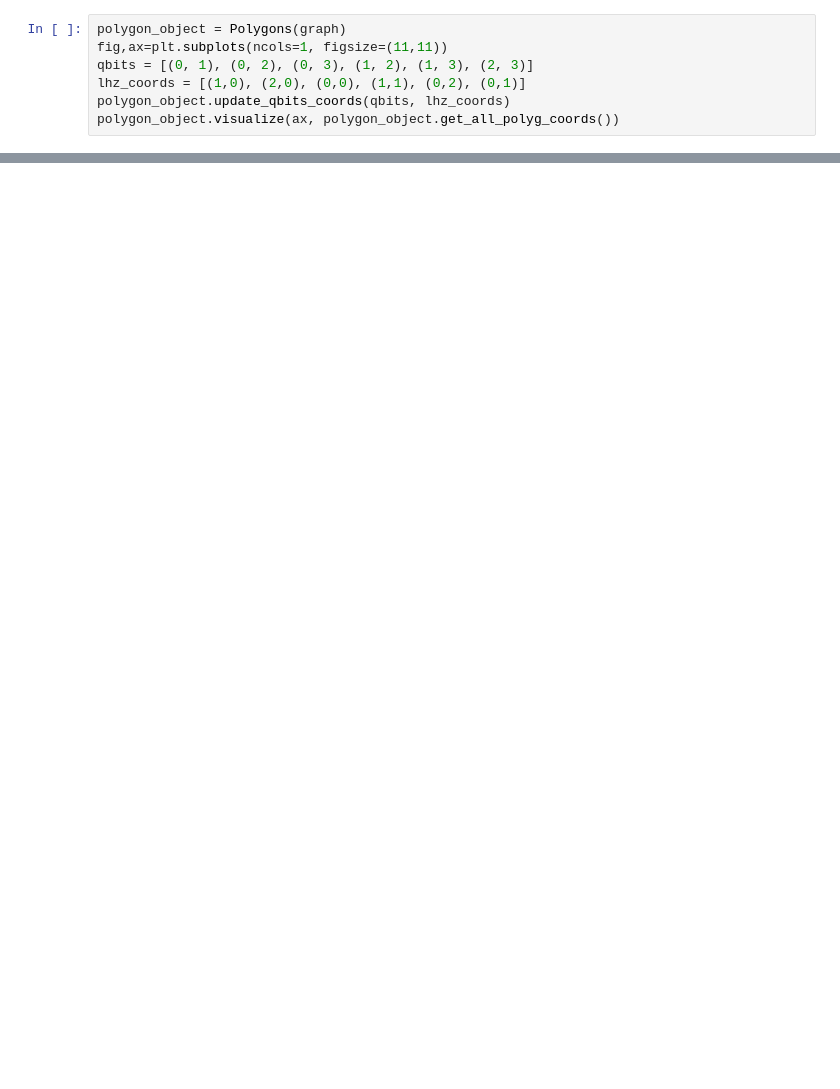
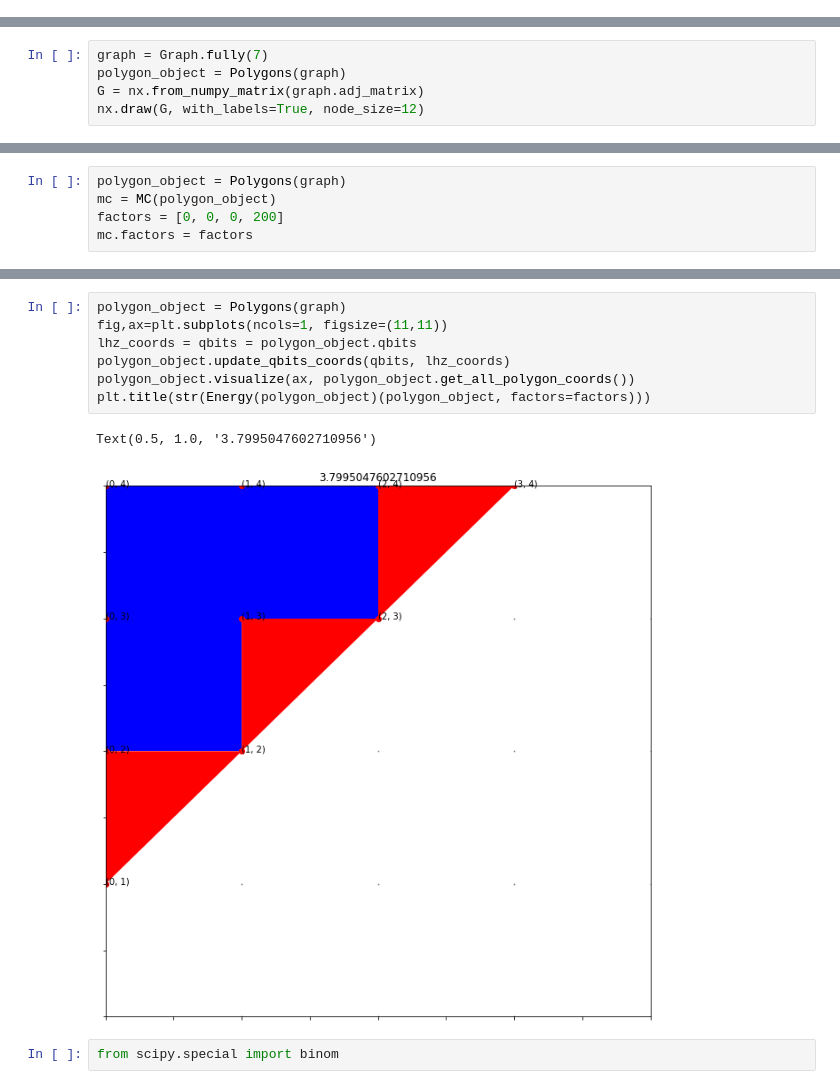
Before and after one commit to NumeloUno/CompilerQC, a Jupyter notebook: QuickStart.ipynb, the cells around one changed output, grey strips where cells are left out. Drawn from its saved outputs; the diff is of its cells as text; blank space fills up the shorter version.

```diff
--- a/QuickStart.ipynb
+++ b/QuickStart.ipynb
@@ -88,7 +0,0 @@ graph.num_constrains()
-# %%
-polygon_object = Polygons(graph)
-fig,ax=plt.subplots(ncols=1, figsize=(11,11))
-qbits = [(0, 1), (0, 2), (0, 3), (1, 2), (1, 3), (2, 3)]
-lhz_coords = [(1,0), (2,0), (0,0), (1,1), (0,2), (0,1)]
-polygon_object.update_qbits_coords(qbits, lhz_coords)
-polygon_object.visualize(ax, polygon_object.get_all_polyg_coords())
@@ -137,0 +17,5 @@ c.sum()
+# %%
+graph = Graph.fully(7)
+polygon_object = Polygons(graph)
+G = nx.from_numpy_matrix(graph.adj_matrix)
+nx.draw(G, with_labels=True, node_size=12)
@@ -137,0 +24,5 @@ c.sum()
+# %%
+polygon_object = Polygons(graph)
+mc = MC(polygon_object)
+factors = [0, 0, 0, 200]
+mc.factors = factors
@@ -137,0 +57,12 @@ c.sum()
+# %%
+polygon_object = Polygons(graph)
+fig,ax=plt.subplots(ncols=1, figsize=(11,11))
+lhz_coords = qbits = polygon_object.qbits
+polygon_object.update_qbits_coords(qbits, lhz_coords)
+polygon_object.visualize(ax, polygon_object.get_all_polygon_coords())
+plt.title(str(Energy(polygon_object)(polygon_object, factors=factors)))
+# %% [output]
+Text(0.5, 1.0, '3.7995047602710956')
+[figure, added]
+# %%
+from scipy.special import binom
```
Also changed, not shown: parts of 42 cells of this notebook, 5 other files.
